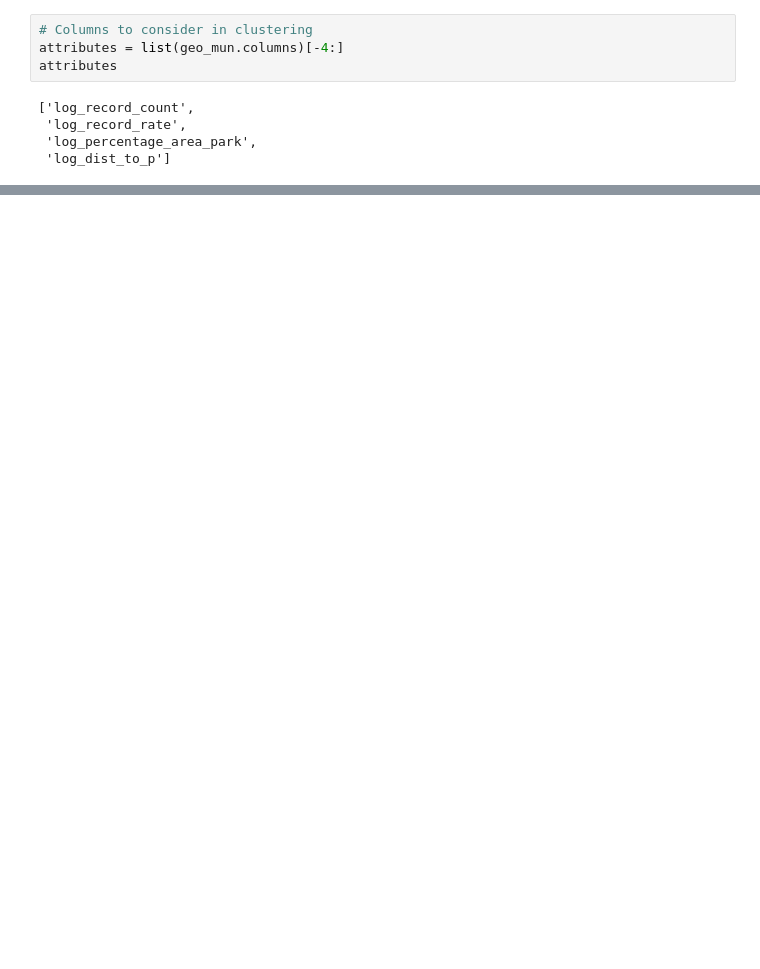
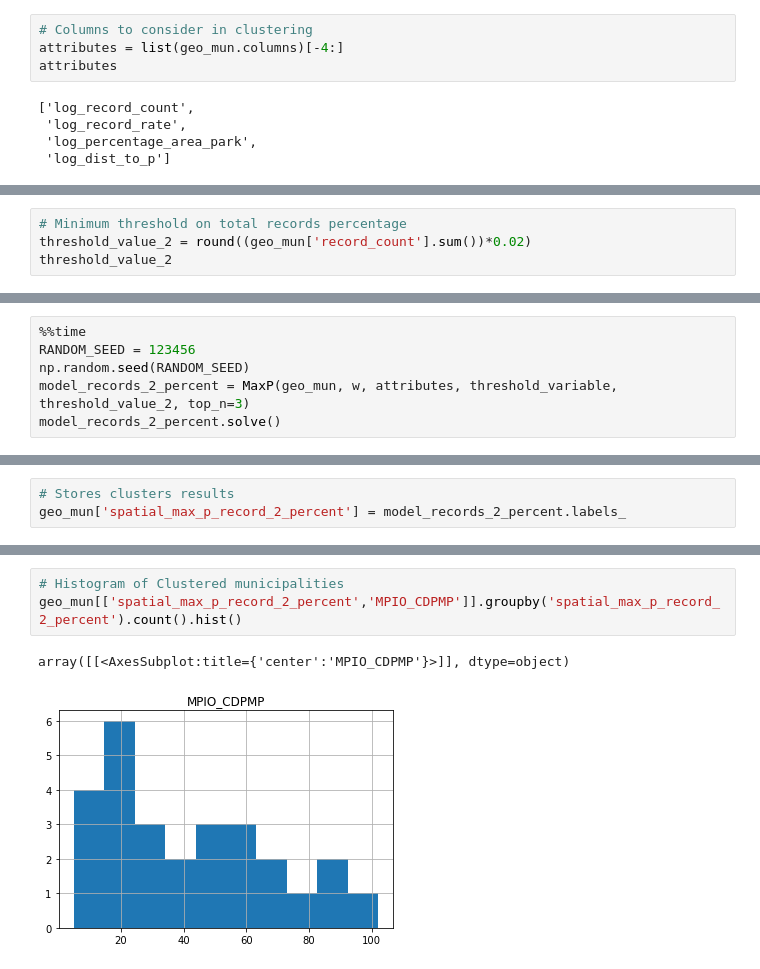
Before and after one commit to rpoandres/SE_Assessment, a Jupyter notebook: Main.ipynb, the cells around one changed output, grey strips where cells are left out. Saved outputs shown, nothing was run; the diff lists cells and outputs as text; blank space fills up the shorter version.

Commit message:
Results

```diff
--- a/Main.ipynb
+++ b/Main.ipynb
@@ -638,0 +634,4 @@ attributes
+# %%
+# Minimum threshold on total records percentage
+threshold_value_2 = round((geo_mun['record_count'].sum())*0.02)
+threshold_value_2
@@ -638,0 +640,6 @@ attributes
+# %%
+%%time
+RANDOM_SEED = 123456
+np.random.seed(RANDOM_SEED)
+model_records_2_percent = MaxP(geo_mun, w, attributes, threshold_variable, threshold_value_2, top_n=3)
+model_records_2_percent.solve()
@@ -638,0 +654,3 @@ attributes
+# %%
+# Stores clusters results
+geo_mun['spatial_max_p_record_2_percent'] = model_records_2_percent.labels_
@@ -638,0 +681,6 @@ attributes
+# %%
+# Histogram of Clustered municipalities
+geo_mun[['spatial_max_p_record_2_percent','MPIO_CDPMP']].groupby('spatial_max_p_record_2_percent').count().hist()
+# %% [output]
+array([[<AxesSubplot:title={'center':'MPIO_CDPMP'}>]], dtype=object)
+[figure, added]
```
Also changed, not shown: parts of 36 cells of this notebook.
